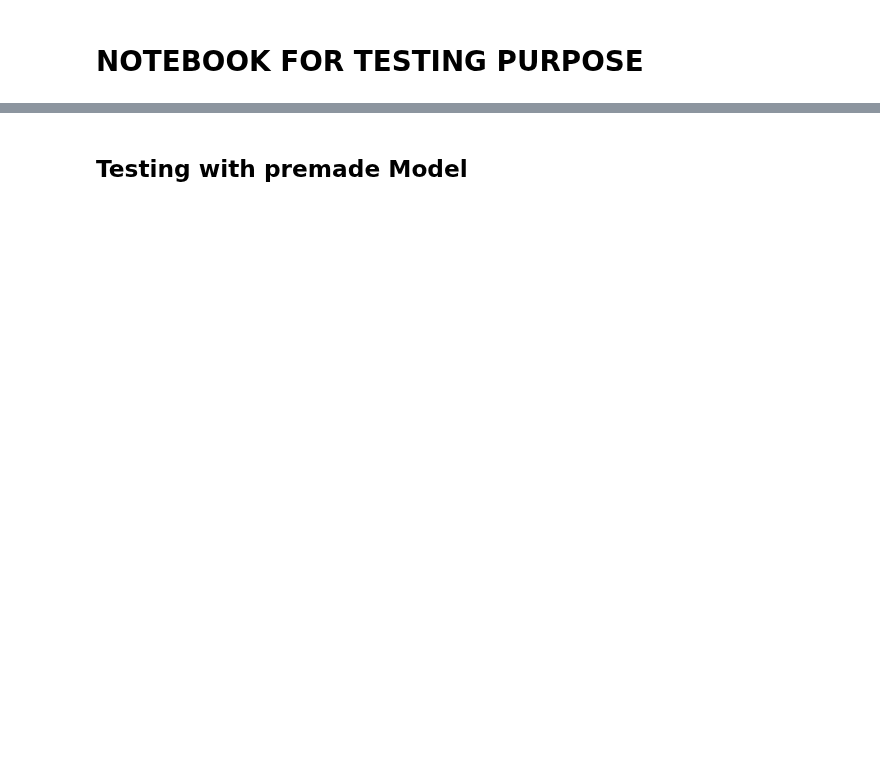
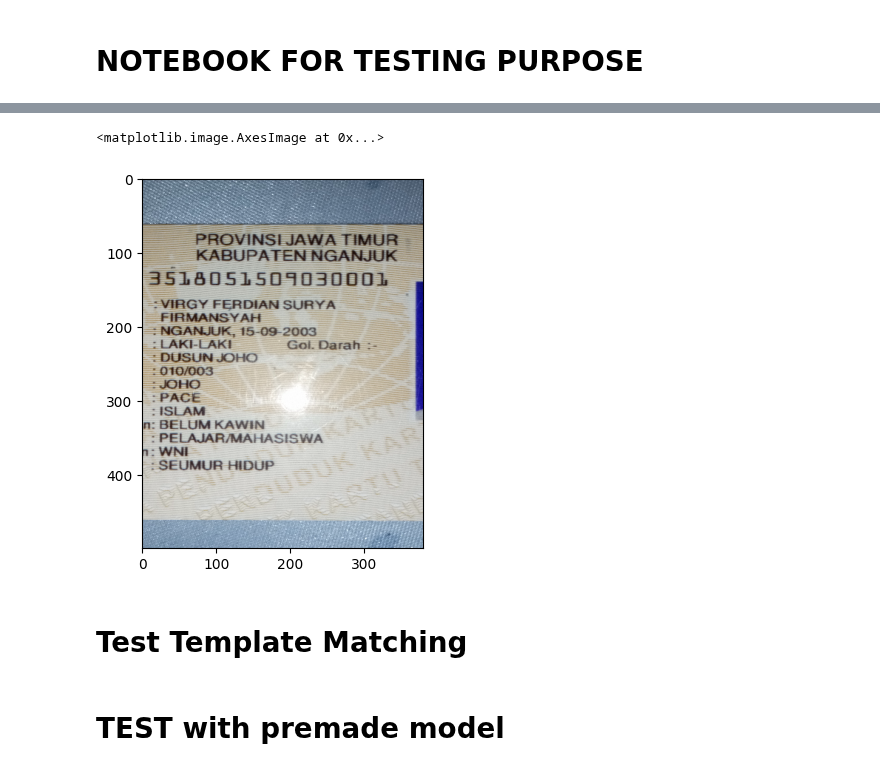
Before and after one commit to riVFerd/E-bike-OCR-Server, a Jupyter notebook: main.ipynb, the cells around one changed output, grey strips where cells are left out. Cells and saved outputs as stored; diff of their text form; code cells hidden in the pictures; blank space fills up the shorter version.

```diff
--- a/main.ipynb
+++ b/main.ipynb
@@ -146,0 +136,17 @@ KAB. KEOIRU
+# %%
+import cv2
+from matplotlib.pylab import plt
+
+img = cv2.imread('image1.jpg')
+
+# resize the image
+img = cv2.resize(img, (50 * 16, 500))
+
+# crop the image to get the identity text only
+img = img[0:500, 200:580]
+plt.imshow(img)
+# %% [output]
+<matplotlib.image.AxesImage at 0x...>
+[figure, added]
+# %% [markdown]
+# Test Template Matching
@@ -147,2 +186,2 @@ KAB. KEOIRU
 # %% [markdown]
-## Testing with premade Model
+# TEST with premade model
```
Also changed, not shown: parts of 19 cells of this notebook, 6 other files.
